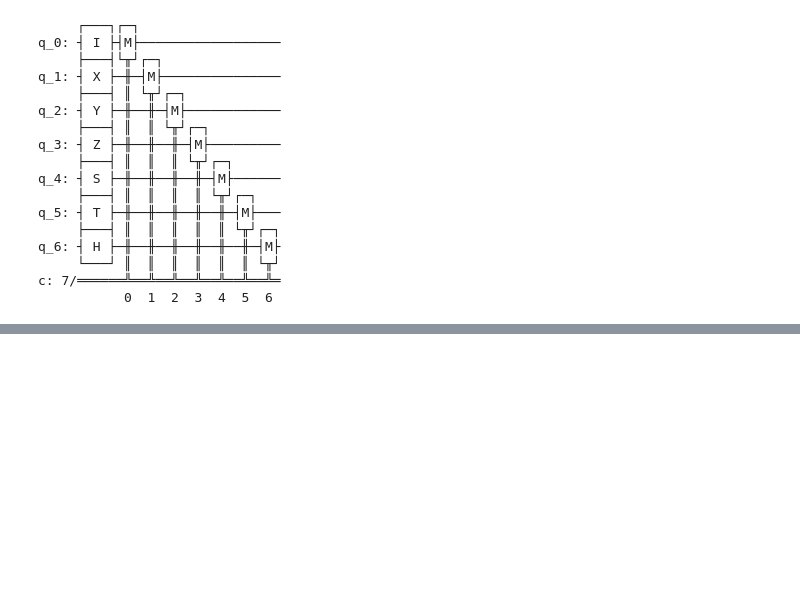
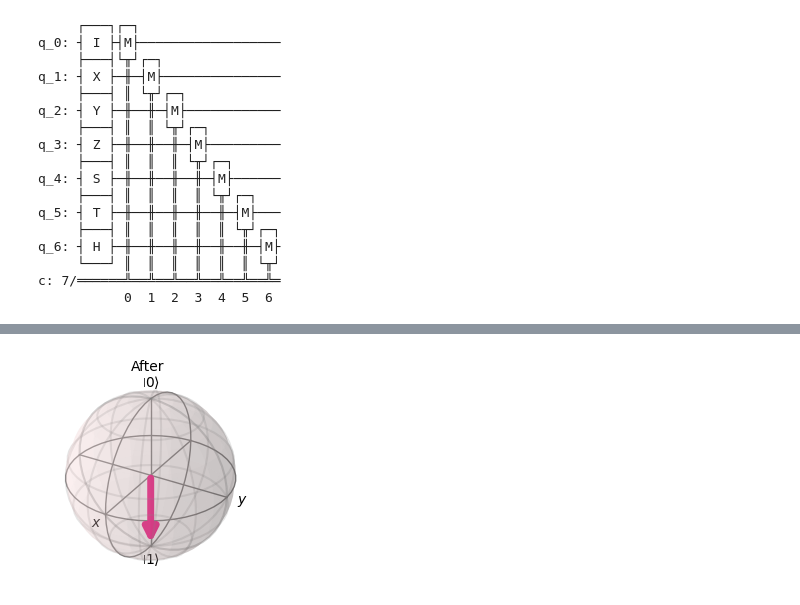
Before and after one commit to neutrogo/quantum-computing-ercan, a Jupyter notebook: notebooks/single_qubit_gates.ipynb, the cells around one changed output, grey strips where cells are left out. Saved outputs shown, nothing was run; the diff lists cells and outputs as text; code cells hidden in the pictures; blank space fills up the shorter version.

```diff
--- a/notebooks/single_qubit_gates.ipynb
+++ b/notebooks/single_qubit_gates.ipynb
@@ -129,0 +142,4 @@ c: 7/══════╩══╩══╩══╩══╩══╩══╩
+# %%
+plot_bloch_vector([0,0,-1], figsize=(2,2), title="After")
+# %% [output]
+[figure, added]
```
Also changed, not shown: parts of 14 cells of this notebook.
